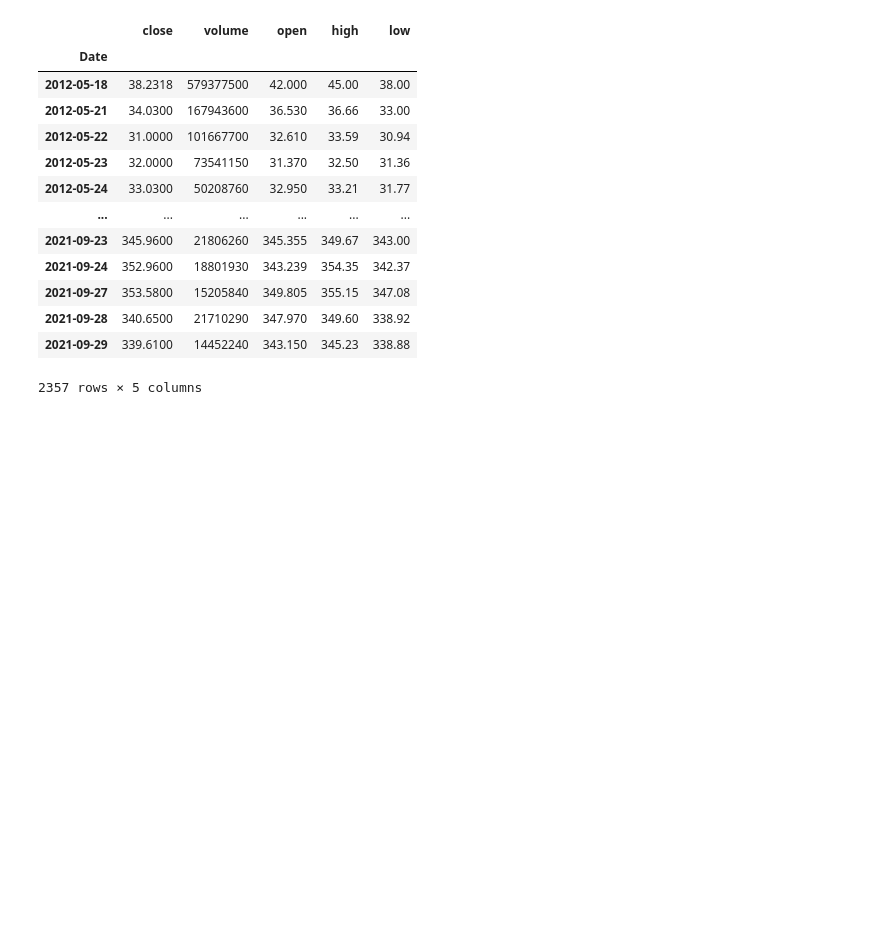
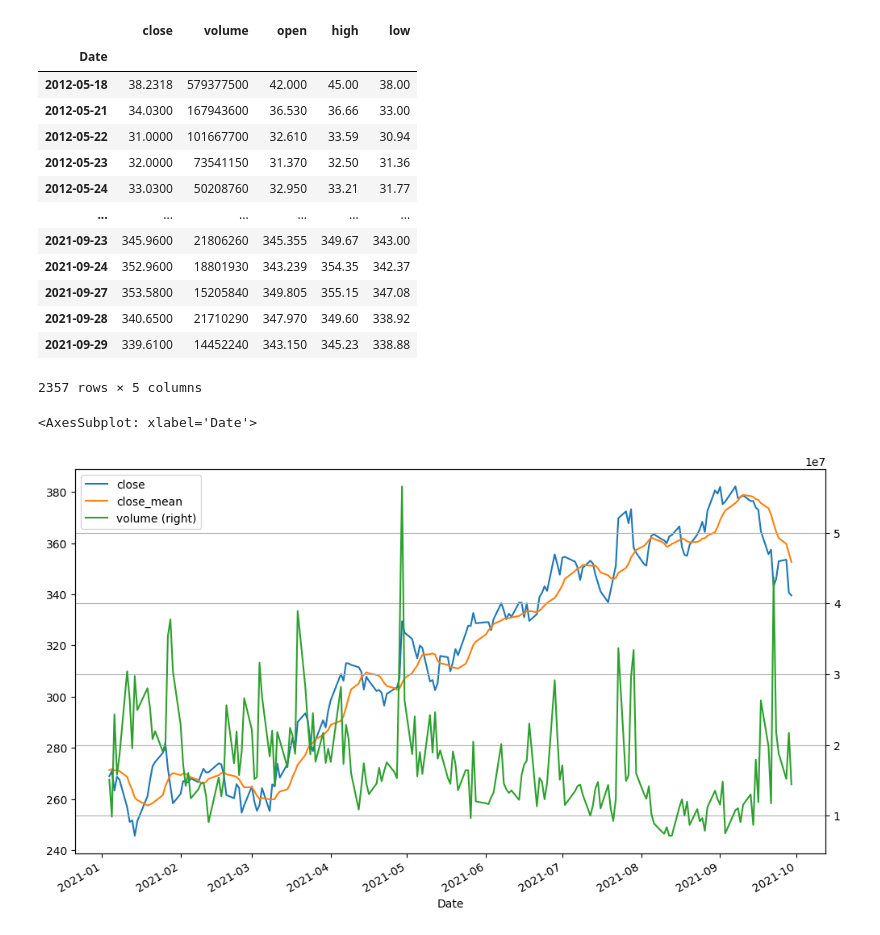
Before and after one commit to ingadanek/FB_shares_dashboard, a Jupyter notebook: shares.ipynb, the cells around one changed output. Saved outputs shown, nothing was run; the diff lists cells and outputs as text; code cells hidden in the pictures; blank space fills up the shorter version.

Commit message:
calculate rolling mean and plot

```diff
--- a/shares.ipynb
+++ b/shares.ipynb
@@ -70,3 +70,20 @@ df
 | 2021-09-28 | 340.6500 | 21710290 | 347.970 | 349.60 | 338.92 |
 | 2021-09-29 | 339.6100 | 14452240 | 343.150 | 345.23 | 338.88 |
 2357 rows × 5 columns
+# %%
+df = df.assign(
+    close_mean = lambda x: x['close'].rolling('14D').mean()
+)
+# %%
+from_ = '2021'
+to = '2022'
+
+df[from_:to].plot(
+    y=['close', 'close_mean', 'volume'],
+    figsize=(12, 7),
+    grid=True,
+    secondary_y=['volume'],
+)
+# %% [output]
+<AxesSubplot: xlabel='Date'>
+[figure, added]
```
